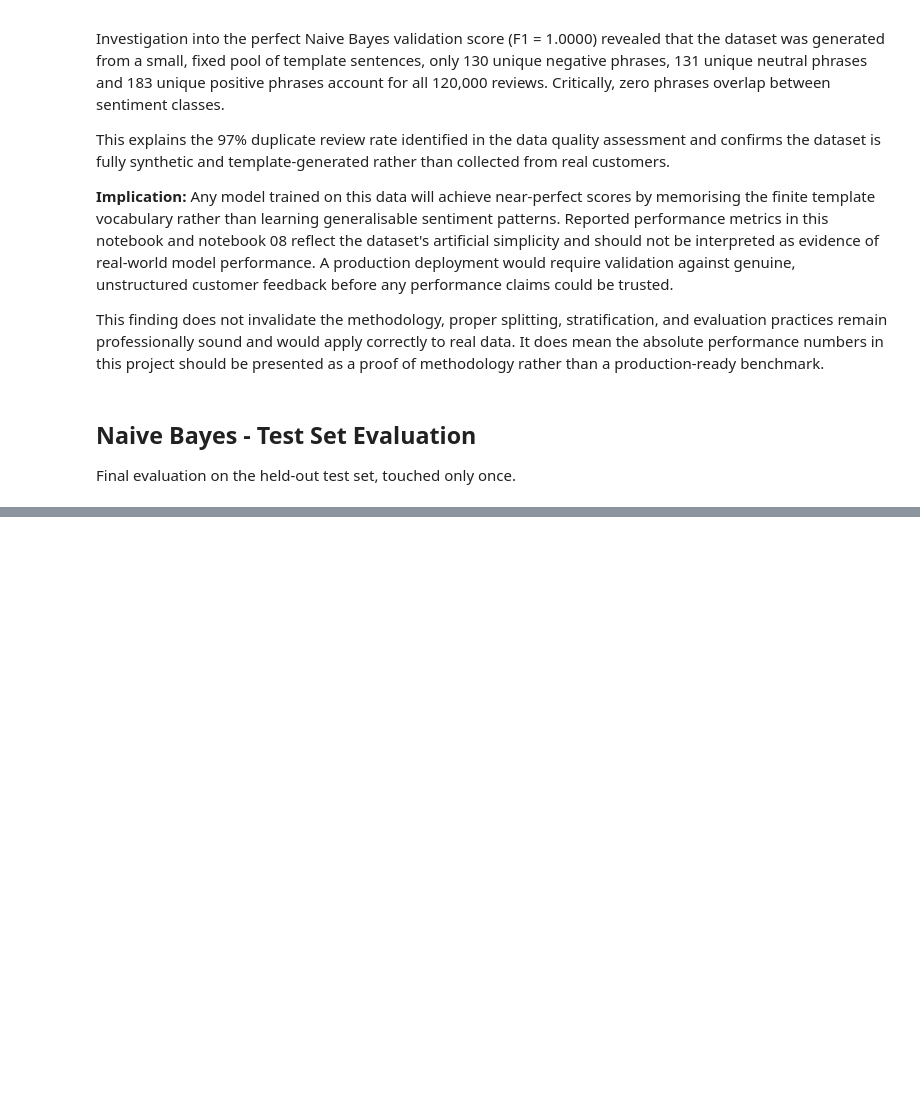
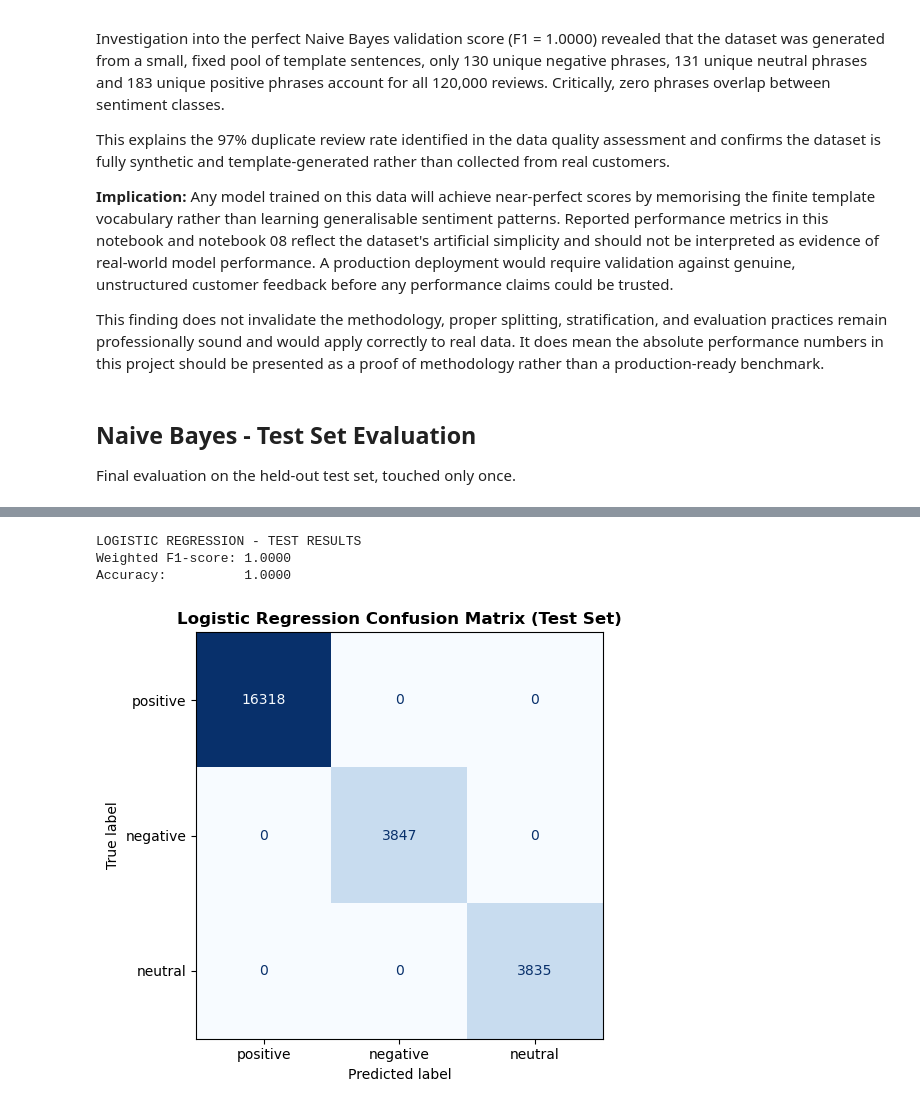
Before and after one commit to AishatOlisa/shopease-sentiment-analysis, a Jupyter notebook: notebooks/07_classical_nlp_modelling.ipynb, the cells around one changed output, grey strips where cells are left out. Saved outputs shown, nothing was run; the diff lists cells and outputs as text; code cells hidden in the pictures; blank space fills up the shorter version.

```diff
--- a/notebooks/07_classical_nlp_modelling.ipynb
+++ b/notebooks/07_classical_nlp_modelling.ipynb
@@ -276,0 +282,21 @@ to-sentiment mapping present in the data.
+# %%
+# Train Logistic Regression with class weighting
+lr_model = LogisticRegression(
+    class_weight='balanced',
+    max_iter=1000,
+    random_state=42
+)
+lr_model.fit(X_train, y_train)
+
+# Predict on validation set
+lr_val_pred = lr_model.predict(X_val)
+
+# Evaluate
+lr_val_f1 = f1_score(y_val, lr_val_pred, average='weighted')
+lr_val_acc = accuracy_score(y_val, lr_val_pred)
+
+print("LOGISTIC REGRESSION - VALIDATION RESULTS")
+print(f"Weighted F1-score: {lr_val_f1:.4f}")
+print(f"Accuracy:          {lr_val_acc:.4f}")
+print(f"\nClassification Report:")
+print(classification_report(y_val, lr_val_pred))
@@ -276,0 +327,25 @@ to-sentiment mapping present in the data.
+# %%
+lr_test_pred = lr_model.predict(X_test)
+
+lr_test_f1 = f1_score(y_test, lr_test_pred, average='weighted')
+lr_test_acc = accuracy_score(y_test, lr_test_pred)
+
+print("LOGISTIC REGRESSION - TEST RESULTS")
+print(f"Weighted F1-score: {lr_test_f1:.4f}")
+print(f"Accuracy:          {lr_test_acc:.4f}")
+
+fig, ax = plt.subplots(figsize=(6, 5))
+cm = confusion_matrix(y_test, lr_test_pred, labels=['positive', 'negative', 'neutral'])
+disp = ConfusionMatrixDisplay(confusion_matrix=cm, display_labels=['positive', 'negative', 'neutral'])
+disp.plot(ax=ax, cmap='Blues', colorbar=False)
+ax.set_title('Logistic Regression Confusion Matrix (Test Set)', fontsize=12, fontweight='bold')
+
+plt.tight_layout()
+plt.savefig(os.path.join(FIGURES_PATH, 'lr_confusion_matrix.png'),
+            dpi=150, bbox_inches='tight')
+plt.show()
+# %% [output]
+LOGISTIC REGRESSION - TEST RESULTS
+Weighted F1-score: 1.0000
+Accuracy:          1.0000
+[figure, added]
```
Also changed, not shown: parts of 8 cells of this notebook, 1 other file.
